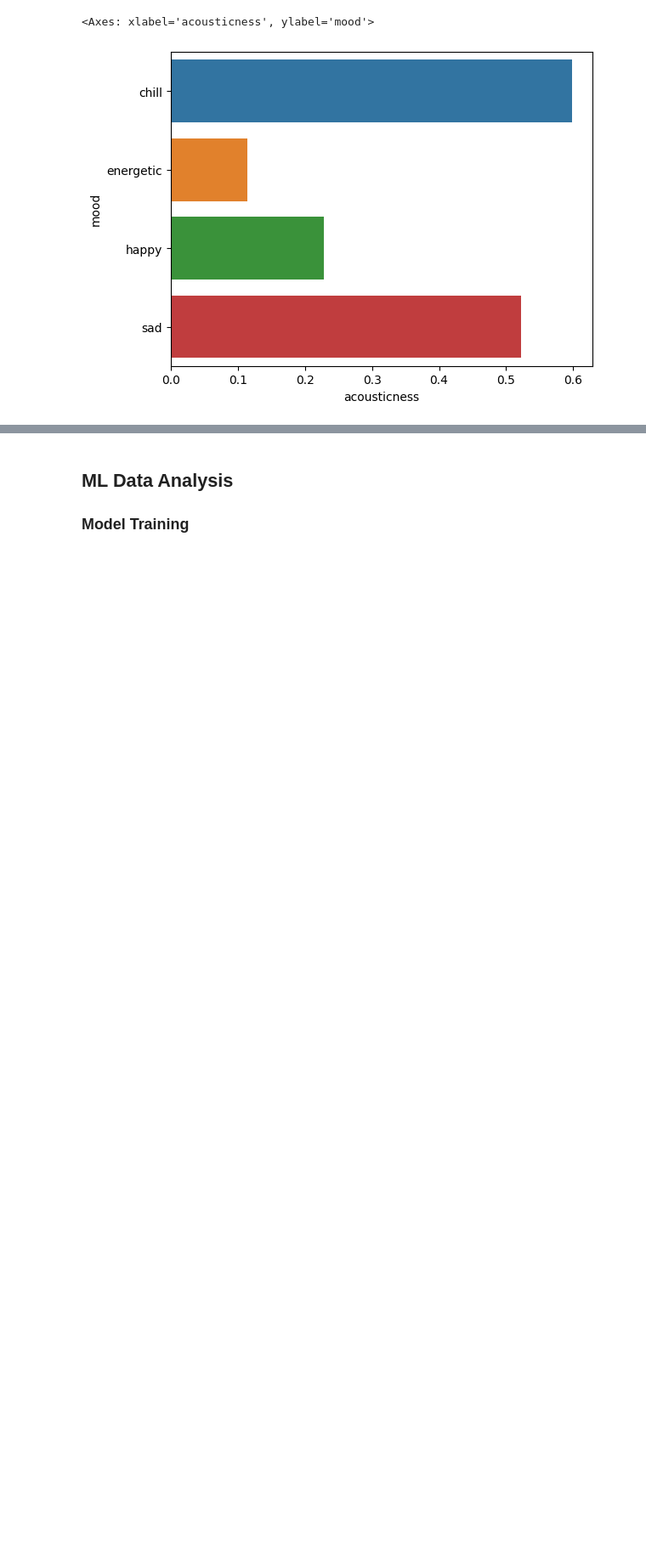
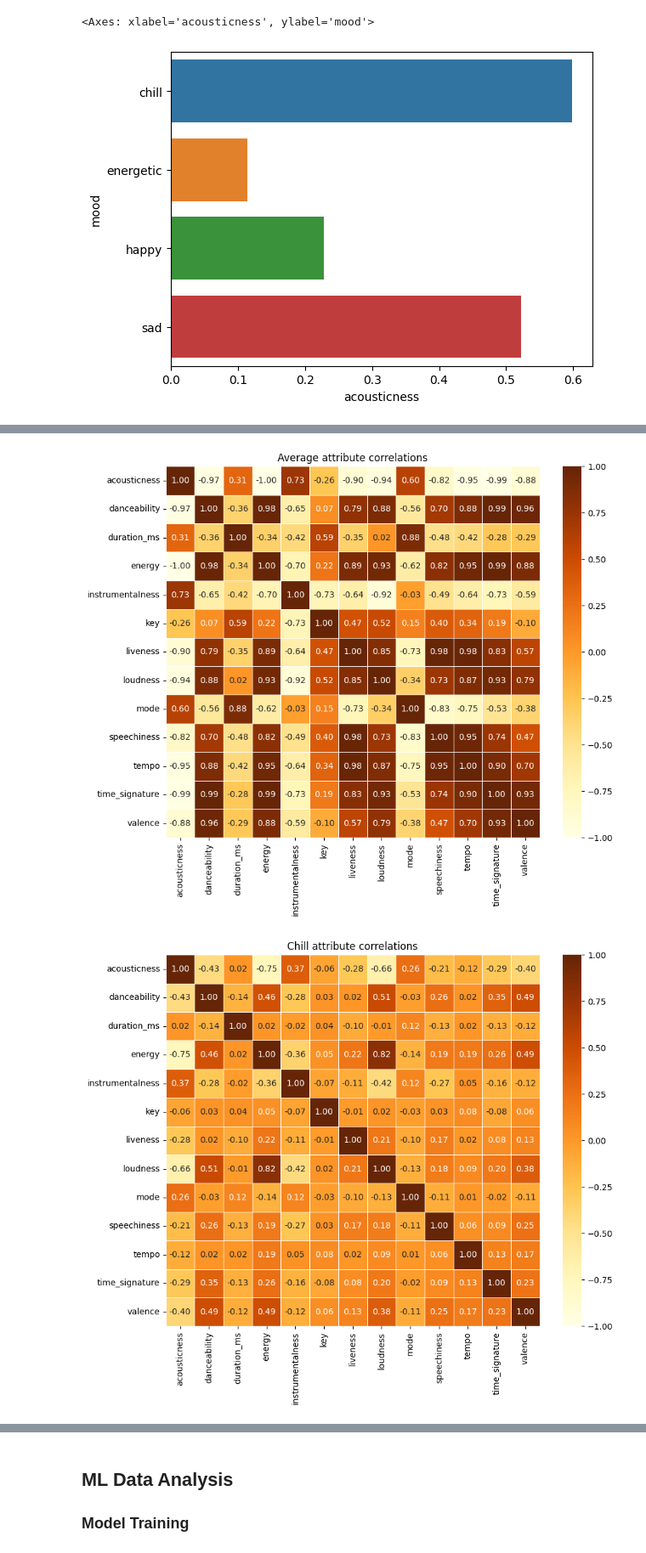
Before and after one commit to cs418-fa24/project-check-in-team-11, a Jupyter notebook: progress_report.ipynb, the cells around one changed output, grey strips where cells are left out. Shown at 85% size. Saved outputs shown, nothing was run; the diff lists cells and outputs as text; code cells hidden in the pictures; blank space fills up the shorter version.

Commit message:
Added Heatmap

```diff
--- a/progress_report.ipynb
+++ b/progress_report.ipynb
@@ -461,0 +465,18 @@ This mood seems to be characterized by higher values of acousticness and lower v
+# %%
+def graph_corr(table, title):
+    numeric_df = table.select_dtypes(include=['float64', 'int64'])
+    plt.figure(figsize=(10, 8))
+    plt.title(title)
+    sns.heatmap(numeric_df.corr(), annot=True, cmap='YlOrBr', fmt='.2f', linewidths=0.5, vmin=-1, vmax=1)
+    plt.show()
+
+graph_corr(moods_mean_df, 'Average attribute correlations')
+
+
+graph_corr(chill_df, 'Chill attribute correlations')
+graph_corr(energetic_df, 'Energetic attribute correlations')
+graph_corr(happy_df, 'Happy attribute correlations')
+graph_corr(sad_df, 'Sad attribute correlations')
+# %% [output]
+[figure, added]
+[figure, added]
```
Also changed, not shown: parts of 2 cells of this notebook.
